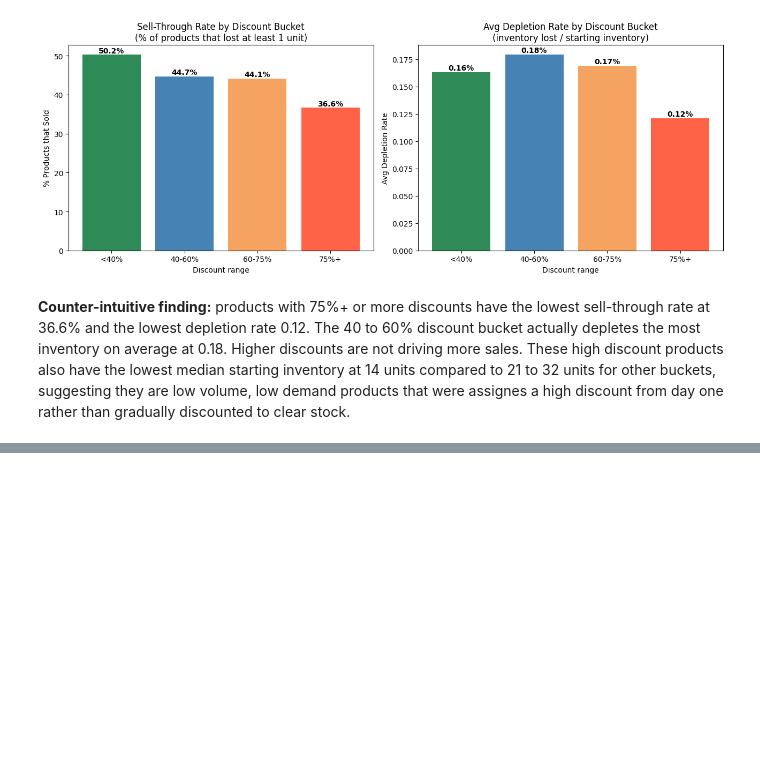
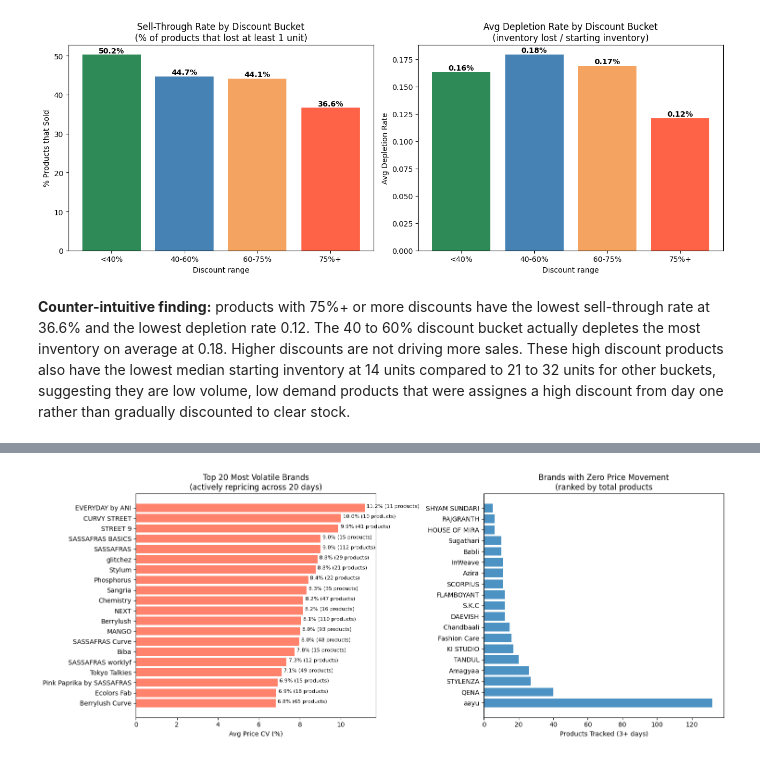
Before and after one commit to manjuq/myntra_pricing_analysis, a Jupyter notebook: analysis/myntra_analysis.ipynb, the cells around one changed output, grey strips where cells are left out. Cells and saved outputs as stored; diff of their text form; code cells hidden in the pictures; blank space fills up the shorter version.

```diff
--- a/analysis/myntra_analysis.ipynb
+++ b/analysis/myntra_analysis.ipynb
@@ -533,0 +699,17 @@ These high discount products also have the lowest median starting inventory at 1
+# %%
+# brand-level volatility index
+brand_volatility = (
+    product_price_stats[product_price_stats['brand'].isin(top_brands)]
+    .groupby('brand')
+    .agg(avg_price_cv=('price_cv', 'mean'),
+         pct_products_repriced=('price_cv', lambda x: (x>0.5).mean()*100),
+         products_tracked=('product_id', 'count')
+    ).round(3).reset_index().sort_values('avg_price_cv', ascending=False)
+)
+
+zero_cv = brand_volatility[brand_volatility['avg_price_cv']==0].sort_values('products_tracked', ascending=False)
+
+print(" Top 15 Most Volatile brands: ")
+print(brand_volatility[:15].to_string())
+print('\nBrands with Zero Price movement: ')
+print(zero_cv.to_string())
@@ -533,0 +734,26 @@ These high discount products also have the lowest median starting inventory at 1
+# %%
+fig, axes = plt.subplots(1,2, figsize=(15,6))
+
+#top volatile brands
+top_volatile = brand_volatility.head(20)
+axes[0].barh(top_volatile['brand'], top_volatile['avg_price_cv'], color='tomato', alpha=0.8)
+axes[0].set_title('Top 20 Most Volatile Brands\n(actively repricing across 20 days)')
+axes[0].set_xlabel('Avg Price CV (%)')
+axes[0].invert_yaxis()
+for i, (_,row) in enumerate(top_volatile.iterrows()):
+    axes[0].annotate(
+        f"{row['avg_price_cv']:.1f}% ({int(row['products_tracked'])} products)",
+        xy=(row['avg_price_cv'], i),
+        xytext=(row['avg_price_cv'] + 0.1, i),
+        fontsize=8
+    )
+
+#zero volatility brands ranked by products tracked
+axes[1].barh(zero_cv['brand'], zero_cv['products_tracked'], alpha=0.8)
+axes[1].set_title('Brands with Zero Price Movement\n(ranked by total products')
+axes[1].set_xlabel('Products Tracked (3+ days)')
+
+plt.tight_layout()
+plt.show()
+# %% [output]
+[figure, added]
```
Also changed, not shown: parts of 16 cells of this notebook.
